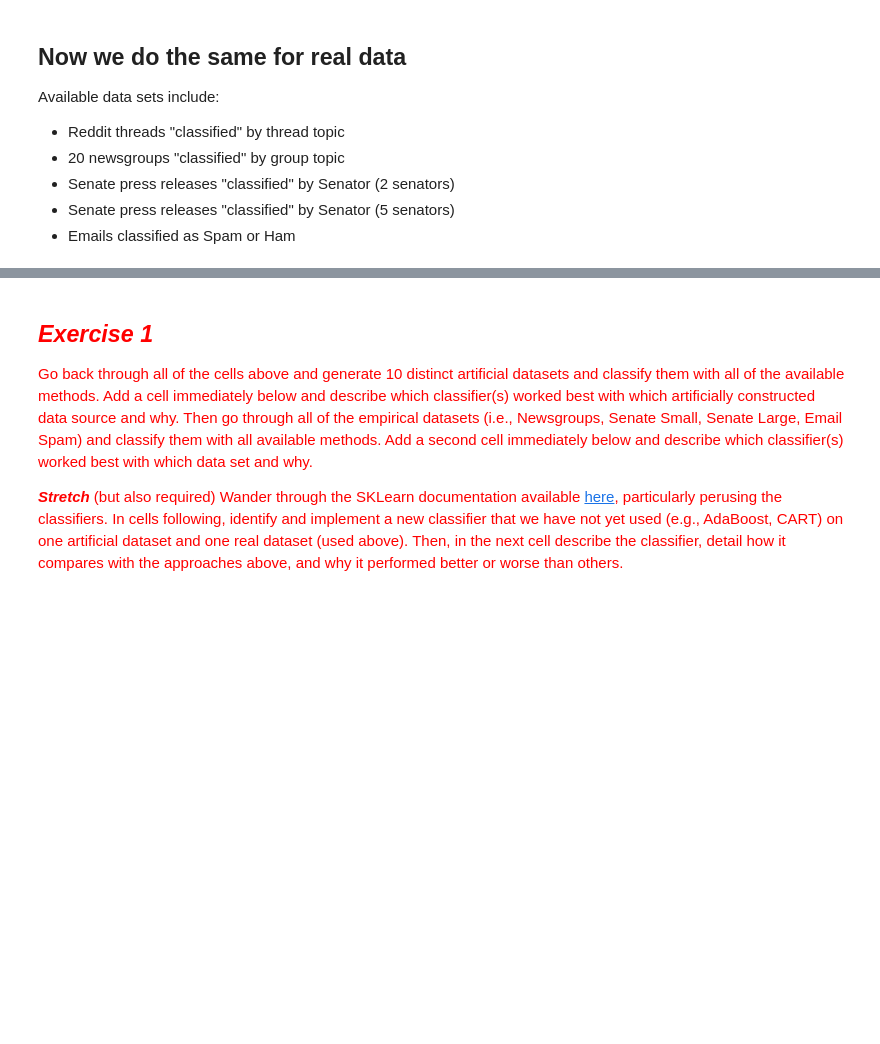
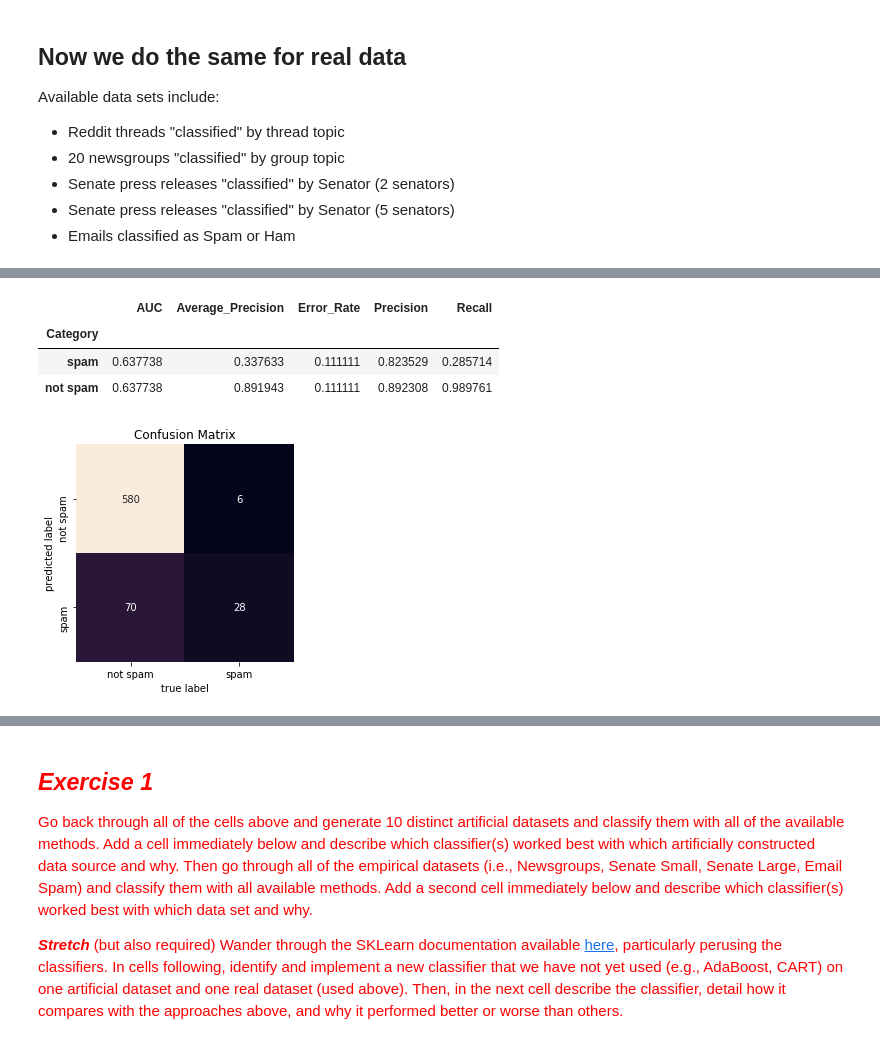
Before and after one commit to sunnyjooey/content-analysis-2018, a Jupyter notebook: 6-Classification/6-Classification.ipynb, the cells around one changed output, grey strips where cells are left out. Cells and saved outputs as stored; diff of their text form; code cells hidden in the pictures; blank space fills up the shorter version.

```diff
--- a/6-Classification/6-Classification.ipynb
+++ b/6-Classification/6-Classification.ipynb
@@ -289,8 +262,8 @@ Available data sets include:
 + Senate press releases "classified" by Senator (5 senators)
 + Emails classified as Spam or Ham
 # %%
-dfTrain, dfTest = lucem_illud.trainTestSplit(lucem_illud.loadReddit())
+#dfTrain, dfTest = lucem_illud.trainTestSplit(lucem_illud.loadReddit())
 #dfTrain, dfTest = lucem_illud.trainTestSplit(lucem_illud.loadNewsGroups())
 #dfTrain, dfTest = lucem_illud.trainTestSplit(lucem_illud.loadSenateSmall())
 #dfTrain, dfTest = lucem_illud.trainTestSplit(lucem_illud.loadSenateLarge())
-#dfTrain, dfTest = lucem_illud.trainTestSplit(lucem_illud.loadSpam())
+dfTrain, dfTest = lucem_illud_.trainTestSplit(lucem_illud_.loadSpam())
@@ -297,6 +274,6 @@ dfTrain, dfTest = lucem_illud.trainTestSplit(lucem_illud.loadReddit())
 # %%
 #Bayes
-clf = sklearn.naive_bayes.GaussianNB()
+#clf = sklearn.naive_bayes.GaussianNB()
 
 #Analogizes
 #clf = sklearn.svm.SVC(kernel = 'linear', probability = True) #slow, set probability = False to speed up, but lose ROC
@@ -307,13 +284,14 @@ clf = sklearn.naive_bayes.GaussianNB()
 #clf = sklearn.linear_model.LogisticRegression()
 
 #Symbolists
-#clf = sklearn.tree.DecisionTreeClassifier()
+clf = sklearn.tree.DecisionTreeClassifier()
 #clf = sklearn.ensemble.RandomForestClassifier()
 
 #Connectionists
 #clf = sklearn.neural_network.MLPClassifier()
 
 #Ensemble
-#clf = sklearn.ensemble.GradientBoostingClassifier()
+#
+clf = sklearn.ensemble.GradientBoostingClassifier()
 # %%
 clf.fit(np.stack(dfTrain['vect'], axis=0), dfTrain['category'])
@@ -320,5 +307,12 @@ clf.fit(np.stack(dfTrain['vect'], axis=0), dfTrain['category'])
 # %%
-lucem_illud.evaluateClassifier(clf, dfTest)
+lucem_illud_.evaluateClassifier(clf, dfTest)
+# %% [output]
+|  | AUC | Average_Precision | Error_Rate | Precision | Recall |
+| Category |  |  |  |  |  |
+| spam | 0.637738 | 0.337633 | 0.111111 | 0.823529 | 0.285714 |
+| not spam | 0.637738 | 0.891943 | 0.111111 | 0.892308 | 0.989761 |
 # %%
-lucem_illud.plotConfusionMatrix(clf, dfTest)
+lucem_illud_.plotConfusionMatrix(clf, dfTest)
+# %% [output]
+[figure, added]
 # %%
```
Also changed, not shown: parts of 16 cells of this notebook.
